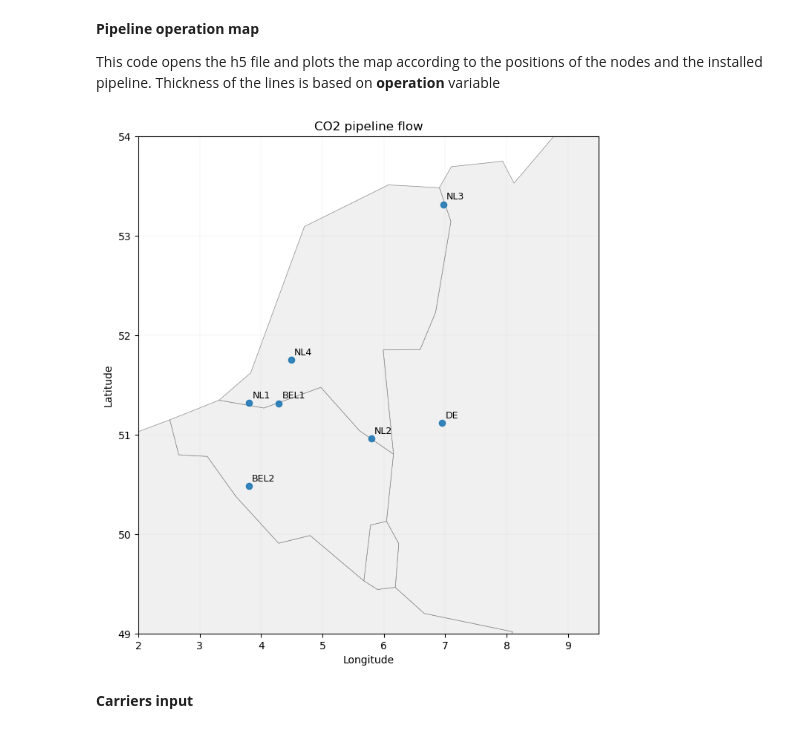
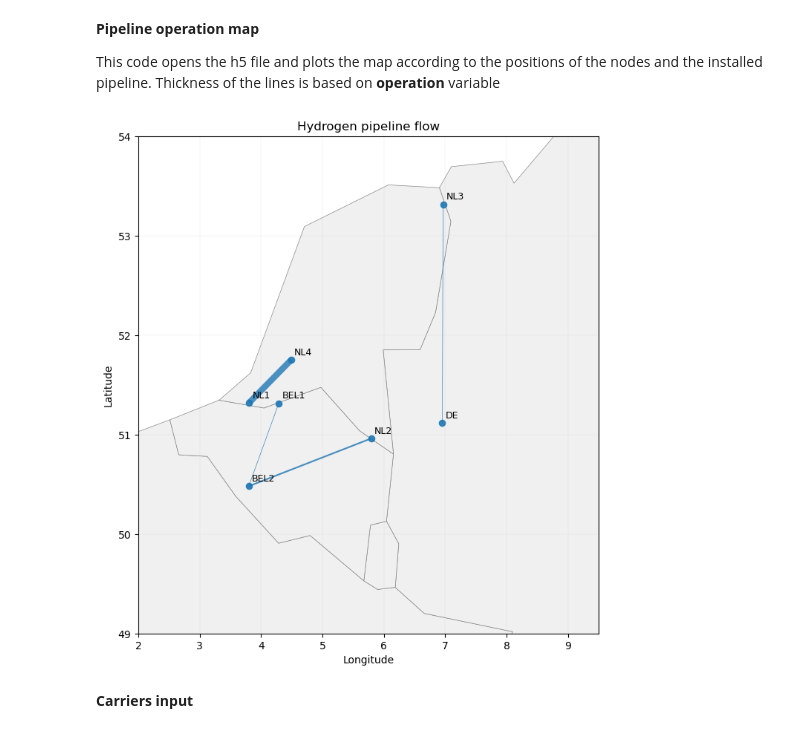
Before and after one commit to AlessandroMagnino/AdOpT-NET0_my, a Jupyter notebook: output_analysers/h5_reader.ipynb, the cells around one changed output. Cells and saved outputs as stored; diff of their text form; code cells hidden in the pictures.

```diff
--- a/output_analysers/h5_reader.ipynb
+++ b/output_analysers/h5_reader.ipynb
@@ -539,7 +539,7 @@ def plot_stacked_capex_by_node(df: pd.DataFrame,
     plt.show()
 
 # Main
-h5_path = r"output\backbone_20260217153129-1\optimization_results.h5"
+h5_path = r"output\backbone_20260217162029-1\optimization_results.h5"
 year = "2022"
 
 base = create_base_df(h5_path, year=year)
@@ -717,38 +717,38 @@ def make_geopandas_map(edges_df: pd.DataFrame,
         for lw_i in sorted(g_edges_plot["lw"].unique()):
             g_edges_plot[g_edges_plot["lw"] == lw_i].plot(ax=ax, linewidth=lw_i, alpha=0.8)
 
     # nodes
     g_nodes_roi.plot(ax=ax, markersize=35, alpha=0.9)
 
     # node labels (optional: comment out if cluttered)
     for _, r in g_nodes_roi.iterrows():
         ax.text(r["longitude"] + 0.05, r["latitude"] + 0.05, str(r["cluster"]), fontsize=9)
 
     ax.set_xlim(lon_min, lon_max)
     ax.set_ylim(lat_min, lat_max)
     ax.set_xlabel("Longitude")
     ax.set_ylabel("Latitude")
     ax.set_title(title or f"Network {weight_col} (scaled linewidth)")
     ax.grid(True, linewidth=0.2, alpha=0.4)
 
     return fig, ax, g_nodes_roi, g_edges_roi
 
 
 # main
-h5_path = r"output\CO2_transport_20260216105501-1\optimization_results.h5"
-nodes_csv = r"case_studies\CO2_transport\plants_clusters_summary.csv"
+h5_path = r"output\backbone_20260217162029-1\optimization_results.h5"
+nodes_csv = r"case_studies\backbone\plants_clusters_summary.csv"
 year = "2022"
 
-edges = read_network_edges(h5_path, year=year, network="CO2_Pipeline")
+edges = read_network_edges(h5_path, year=year, network="hydrogenPipelineOnshore")
 edges = attach_geometry(edges, nodes_csv)
 
 fig, ax, g_nodes_roi, g_edges_roi = make_geopandas_map(
     edges, nodes_csv, weight_col="flow",
-    title="CO2 pipeline flow"
+    title="Hydrogen pipeline flow"
 )
 plt.show()
 # %% [output]
-[figure, old version]
+[figure, new version]
 # %% [markdown]
 **Carriers input**
 # %%
```
Also changed, not shown: 1 other file.
